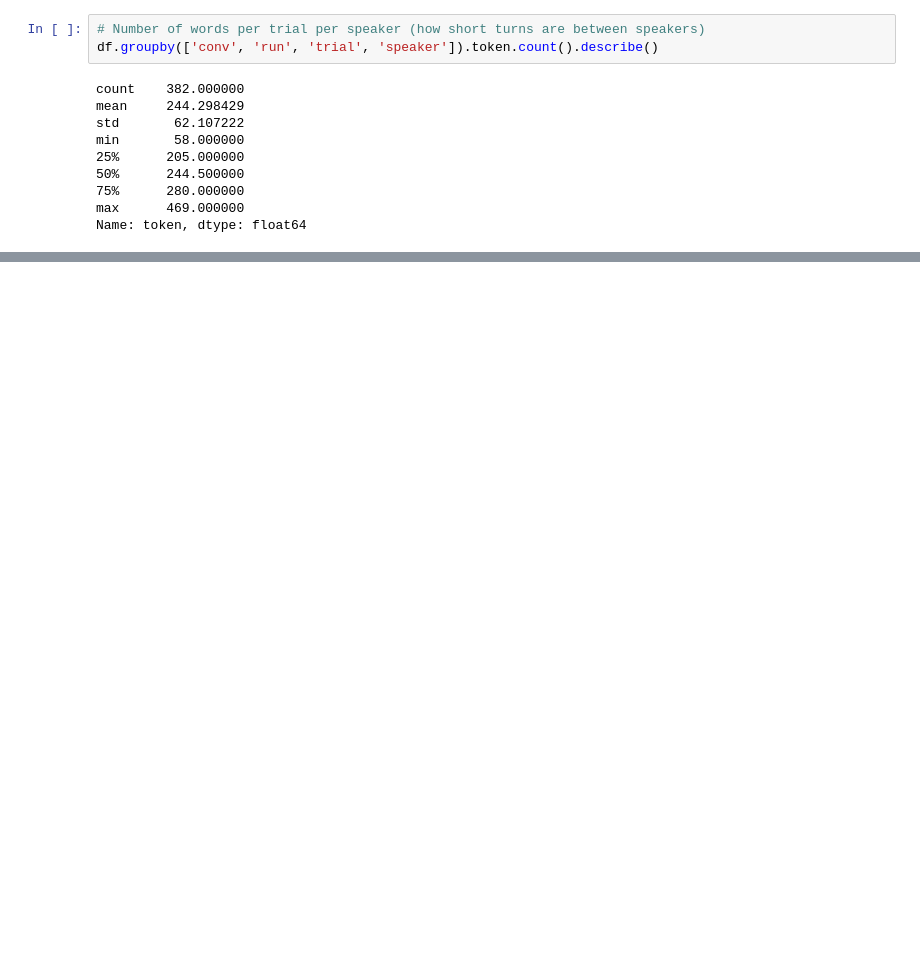
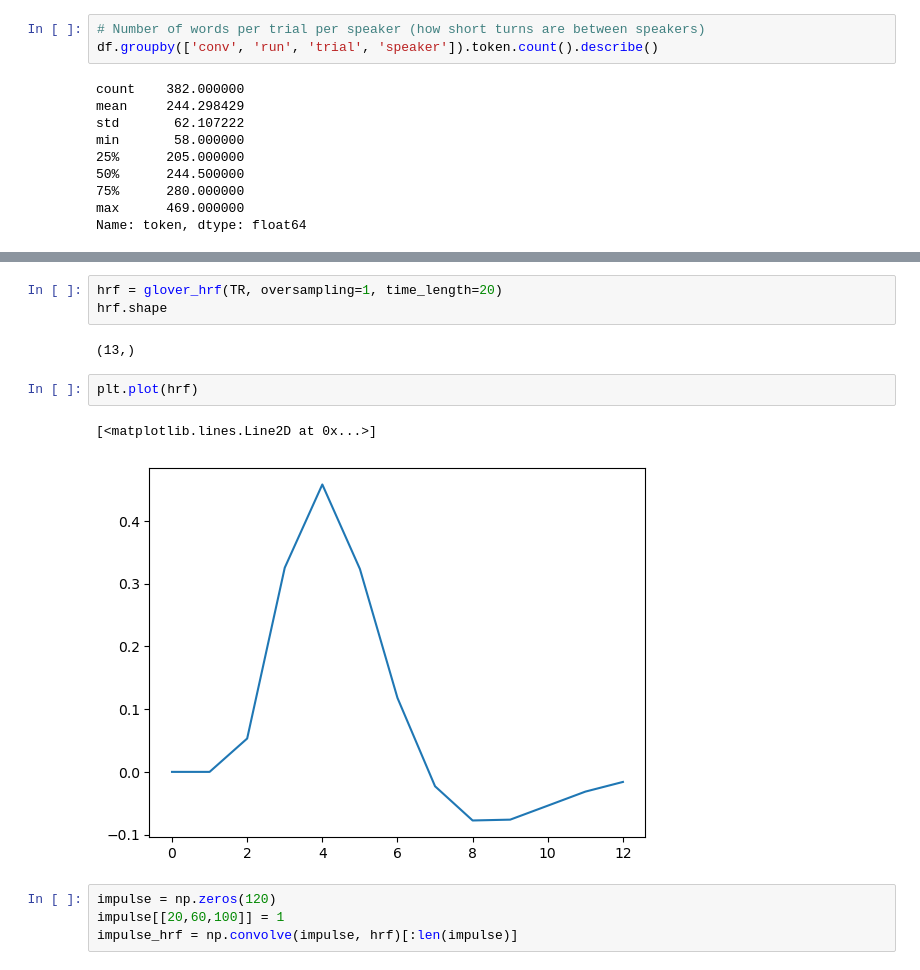
Before and after one commit to YeajuDianaKim394/EncodingModels, a Jupyter notebook: code/descriptive_stats.ipynb, the cells around one changed output, grey strips where cells are left out. Drawn from its saved outputs; the diff is of its cells as text; blank space fills up the shorter version.

```diff
--- a/code/descriptive_stats.ipynb
+++ b/code/descriptive_stats.ipynb
@@ -372,0 +587,14 @@ Name: run, Length: 111, dtype: int64
+# %%
+hrf = glover_hrf(TR, oversampling=1, time_length=20)
+hrf.shape
+# %% [output]
+(13,)
+# %%
+plt.plot(hrf)
+# %% [output]
+[<matplotlib.lines.Line2D at 0x...>]
+[figure, added]
+# %%
+impulse = np.zeros(120)
+impulse[[20,60,100]] = 1
+impulse_hrf = np.convolve(impulse, hrf)[:len(impulse)]
```
Also changed, not shown: parts of 68 cells of this notebook, 15 other files.
